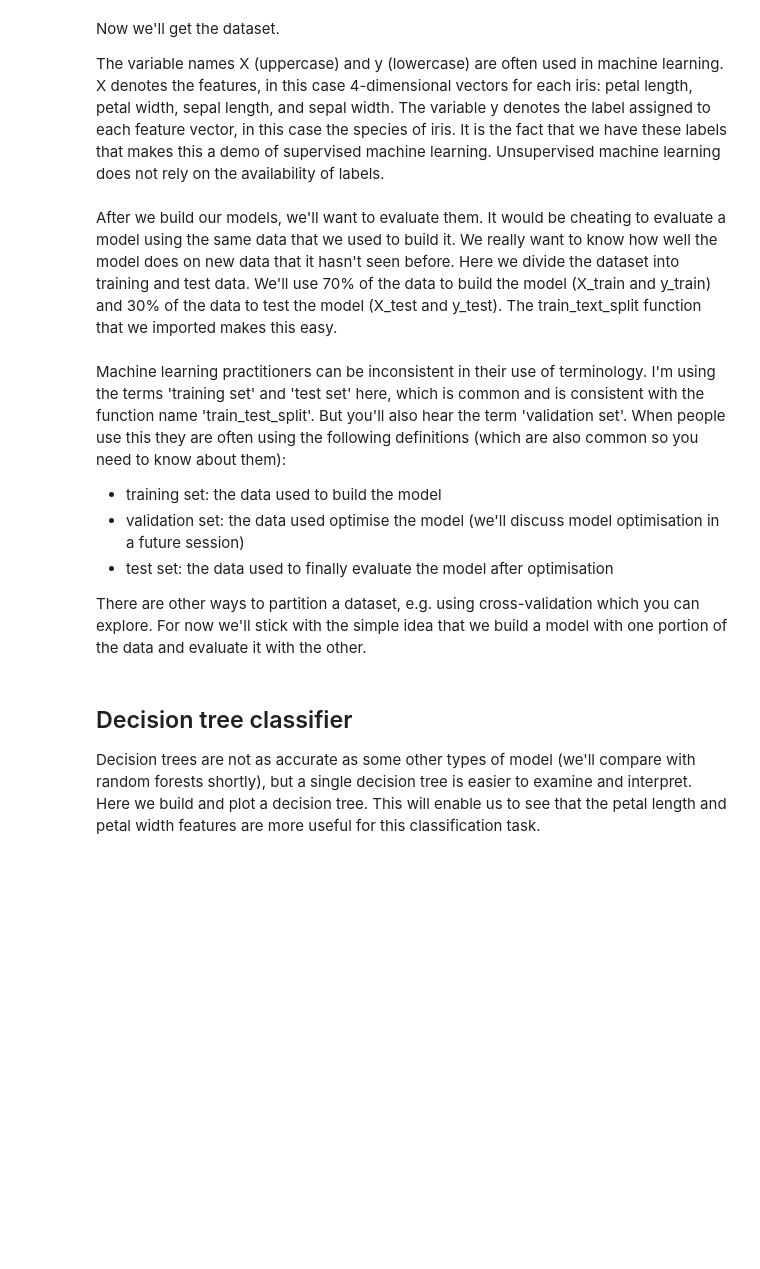
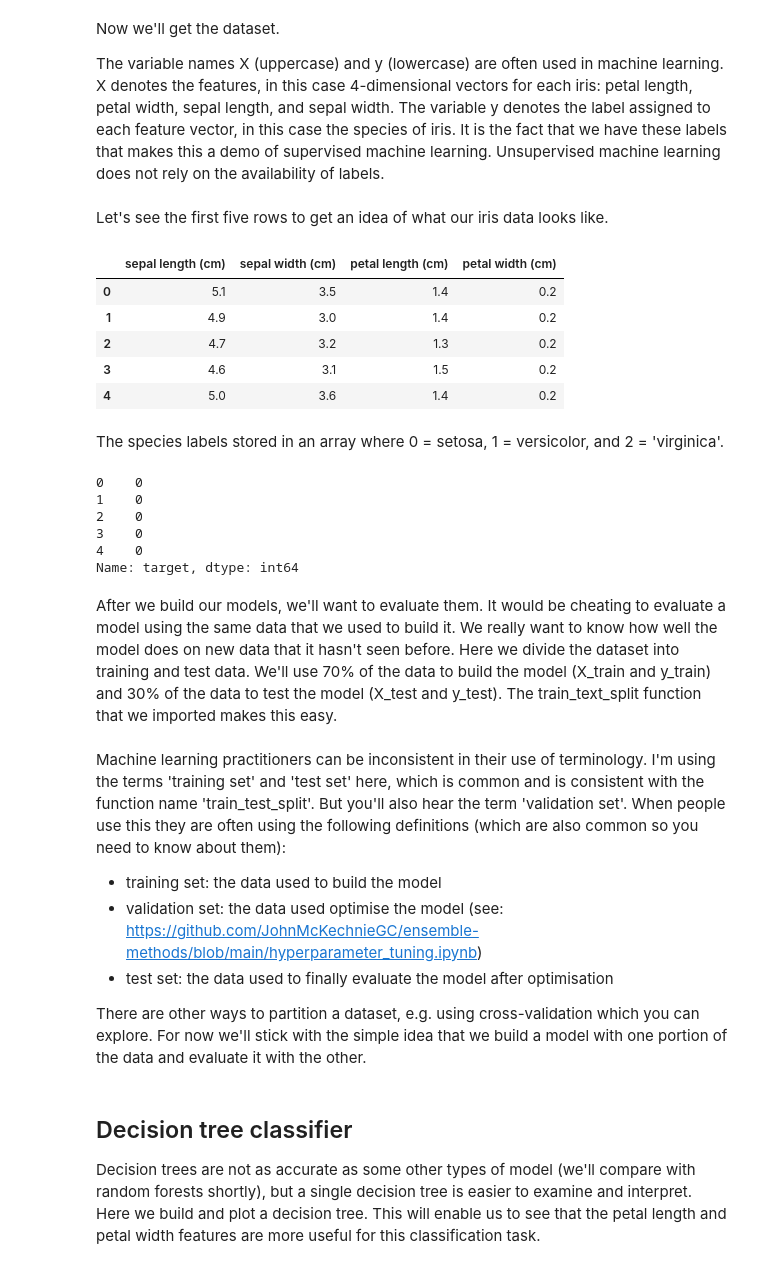
Before and after one commit to JohnMcKechnieGC/supervised-and-unsupervised-ml, a Jupyter notebook: classifying-irises.ipynb, the cells around one changed output. Drawn from its saved outputs; the diff is of its cells as text; code cells hidden in the pictures; blank space fills up the shorter version.

```diff
--- a/classifying-irises.ipynb
+++ b/classifying-irises.ipynb
@@ -23,6 +23,28 @@ Now we'll get the dataset.
 The variable names X (uppercase) and y (lowercase) are often used in machine learning. X denotes the features, in this case 4-dimensional vectors for each iris: petal length, petal width, sepal length, and sepal width. The variable y denotes the label assigned to each feature vector, in this case the species of iris. It is the fact that we have these labels that makes this a demo of supervised machine learning. Unsupervised machine learning does not rely on the availability of labels.
 # %%
 X, y = load_iris(as_frame=True, return_X_y=True)
+# %% [markdown]
+Let's see the first five rows to get an idea of what our iris data looks like.
+# %%
+X.head()
+# %% [output]
+|  | sepal length (cm) | sepal width (cm) | petal length (cm) | petal width (cm) |
+| 0 | 5.1 | 3.5 | 1.4 | 0.2 |
+| 1 | 4.9 | 3.0 | 1.4 | 0.2 |
+| 2 | 4.7 | 3.2 | 1.3 | 0.2 |
+| 3 | 4.6 | 3.1 | 1.5 | 0.2 |
+| 4 | 5.0 | 3.6 | 1.4 | 0.2 |
+# %% [markdown]
+The species labels stored in an array where 0 = setosa, 1 = versicolor, and 2 = 'virginica'.
+# %%
+y[:5]
+# %% [output]
+0    0
+1    0
+2    0
+3    0
+4    0
+Name: target, dtype: int64
 # %% [markdown]
 After we build our models, we'll want to evaluate them. It would be cheating to evaluate a model using the same data that we used to build it. We really want to know how well the model does on new data that it hasn't seen before. Here we divide the dataset into training and test data. We'll use 70% of the data to build the model (X_train and y_train) and 30% of the data to test the model (X_test and y_test). The train_text_split function that we imported makes this easy.
 # %%
@@ -35,7 +57,7 @@ X_train, X_test, y_train, y_test = train_test_split(
 # %% [markdown]
 Machine learning practitioners can be inconsistent in their use of terminology. I'm using the terms 'training set' and 'test set' here, which is common and is consistent with the function name 'train_test_split'. But you'll also hear the term 'validation set'. When people use this they are often using the following definitions (which are also common so you need to know about them):
 - training set: the data used to build the model
-- validation set: the data used optimise the model (we'll discuss model optimisation in a future session)
+- validation set: the data used optimise the model (see: https://github.com/JohnMcKechnieGC/ensemble-methods/blob/main/hyperparameter_tuning.ipynb)
 - test set: the data used to finally evaluate the model after optimisation
 
 There are other ways to partition a dataset, e.g. using cross-validation which you can explore. For now we'll stick with the simple idea that we build a model with one portion of the data and evaluate it with the other.
```
Also changed, not shown: parts of 1 cell of this notebook.
